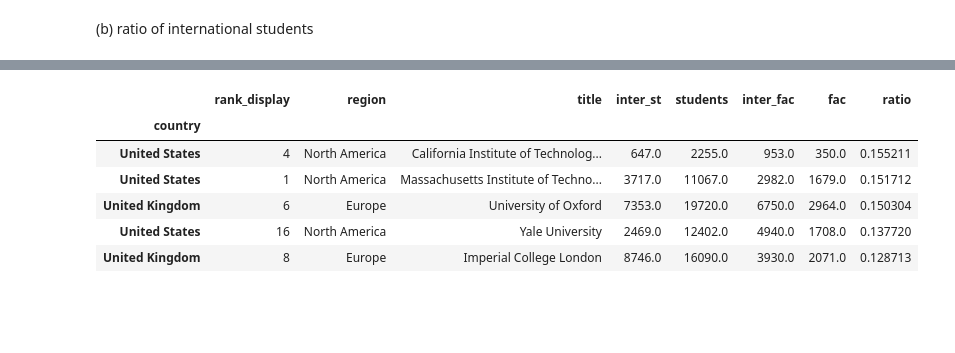
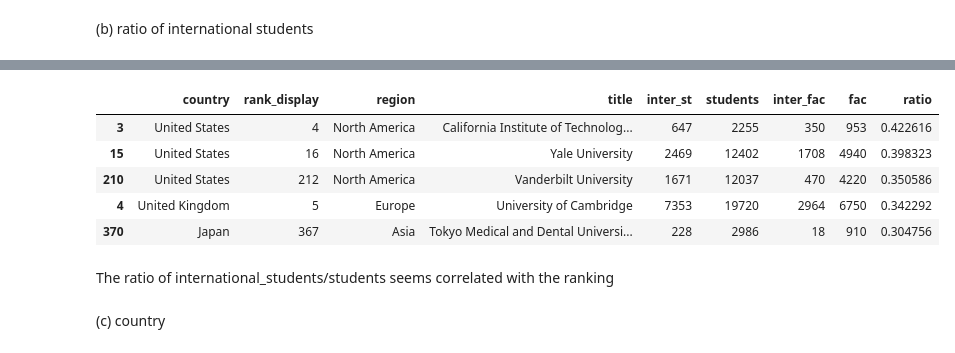
Before and after one commit to IsaacLeimgruber/ADA_labs_repo, a Jupyter notebook: 02 - Data from the Web/hw02_isaac.ipynb, the cells around one changed output, grey strips where cells are left out. Saved outputs shown, nothing was run; the diff lists cells and outputs as text; code cells hidden in the pictures; blank space fills up the shorter version.

```diff
--- a/02 - Data from the Web/hw02_isaac.ipynb
+++ b/02 - Data from the Web/hw02_isaac.ipynb
@@ -407,11 +420,13 @@ Even when changing the ascending order to 1, there seem to be no correlation bet
-# %%
-univ_country = univ_ratiof_sorted.set_index(['country'])
-univ_country.head()
-# %% [output]
-|  | rank_display | region | title | inter_st | students | inter_fac | fac | ratio |
-| country |  |  |  |  |  |  |  |  |
-| United States | 4 | North America | California Institute of Technolog... | 647.0 | 2255.0 | 953.0 | 350.0 | 0.155211 |
-| United States | 1 | North America | Massachusetts Institute of Techno... | 3717.0 | 11067.0 | 2982.0 | 1679.0 | 0.151712 |
-| United Kingdom | 6 | Europe | University of Oxford | 7353.0 | 19720.0 | 6750.0 | 2964.0 | 0.150304 |
-| United States | 16 | North America | Yale University | 2469.0 | 12402.0 | 4940.0 | 1708.0 | 0.137720 |
-| United Kingdom | 8 | Europe | Imperial College London | 8746.0 | 16090.0 | 3930.0 | 2071.0 | 0.128713 |
+# %%
+ratio(univ_tot_df, 'inter_st', 'students', ascending_ = 0).head(5)
+# %% [output]
+|  | country | rank_display | region | title | inter_st | students | inter_fac | fac | ratio |
+| 3 | United States | 4 | North America | California Institute of Technolog... | 647 | 2255 | 350 | 953 | 0.422616 |
+| 15 | United States | 16 | North America | Yale University | 2469 | 12402 | 1708 | 4940 | 0.398323 |
+| 210 | United States | 212 | North America | Vanderbilt University | 1671 | 12037 | 470 | 4220 | 0.350586 |
+| 4 | United Kingdom | 5 | Europe | University of Cambridge | 7353 | 19720 | 2964 | 6750 | 0.342292 |
+| 370 | Japan | 367 | Asia | Tokyo Medical and Dental Universi... | 228 | 2986 | 18 | 910 | 0.304756 |
+# %% [markdown]
+The ratio of international_students/students seems correlated with the ranking
+# %% [markdown]
+(c) country
```
Also changed, not shown: parts of 17 cells of this notebook.
